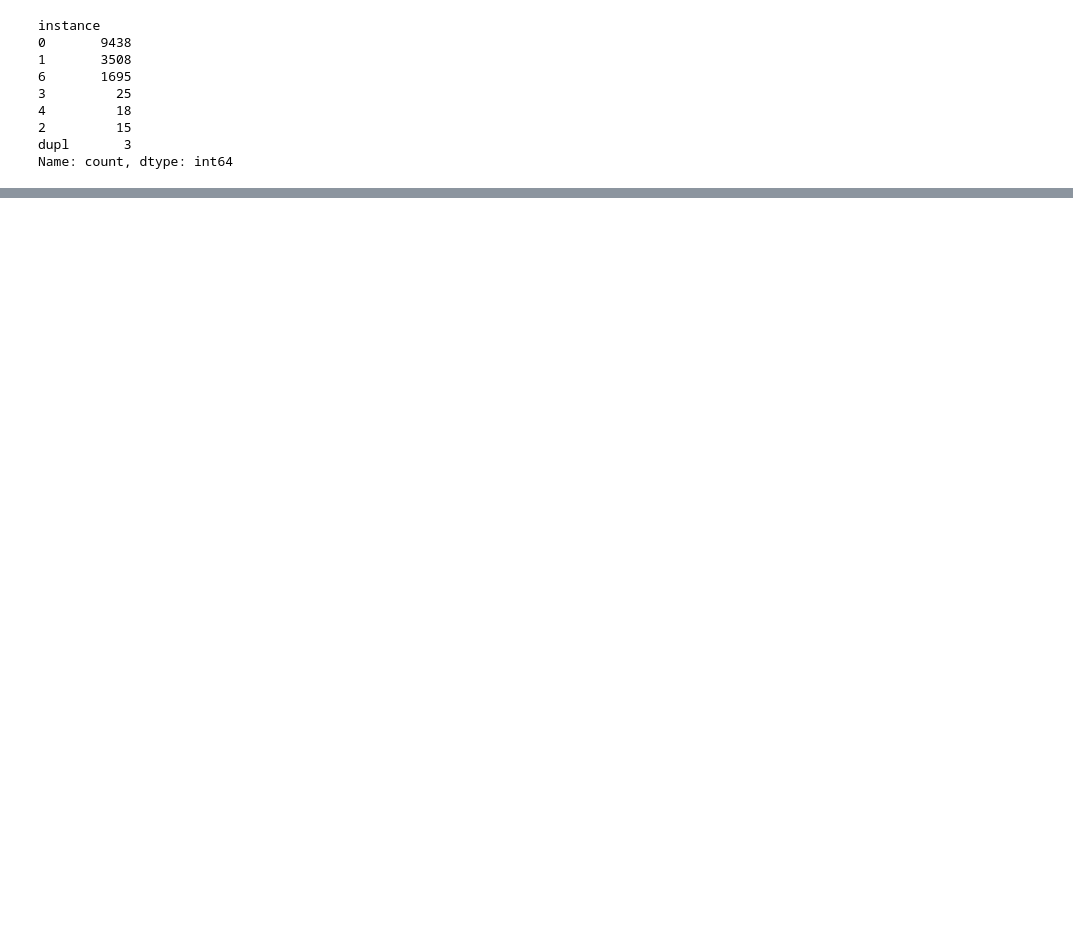
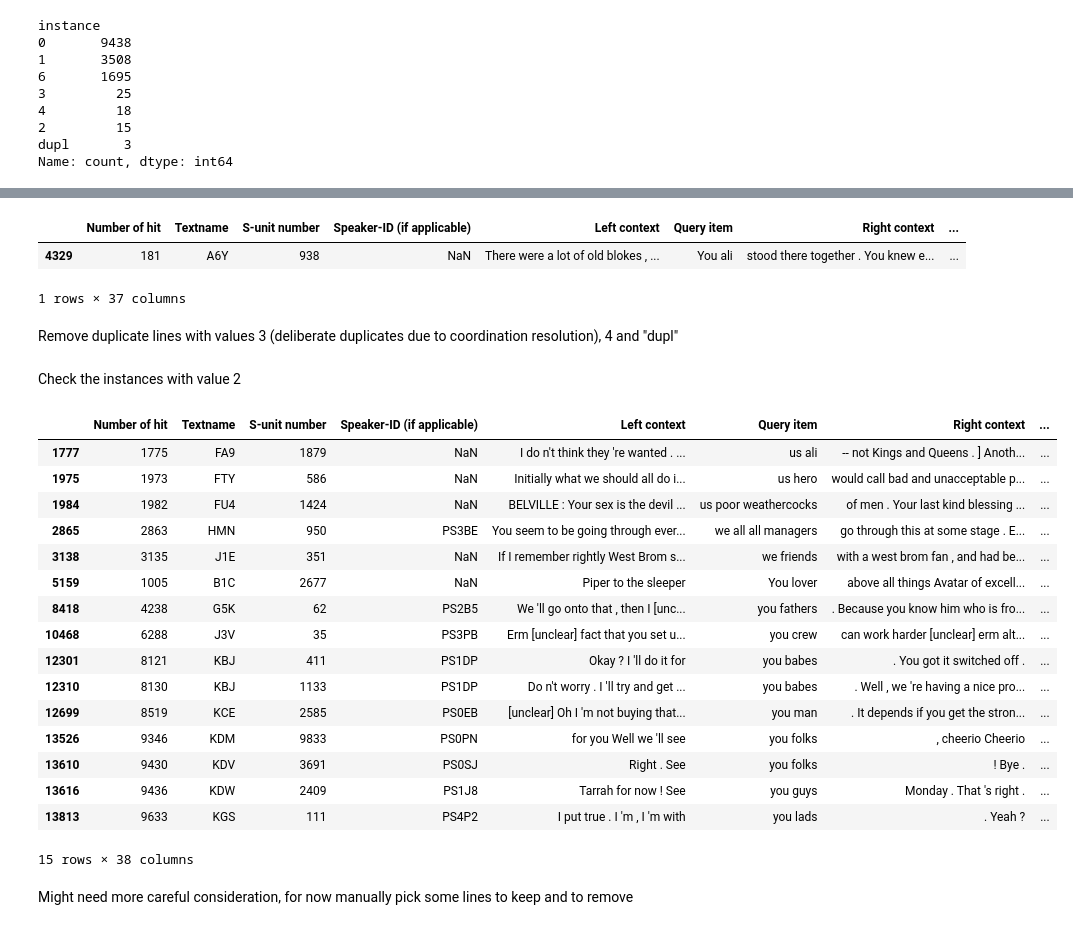
Before and after one commit to gfkpth/bert-apc-trainer, a Jupyter notebook: src/EDA.ipynb, the cells around one changed output, grey strips where cells are left out. Drawn from its saved outputs; the diff is of its cells as text; code cells hidden in the pictures; blank space fills up the shorter version.

Commit message:
rough preparation of BNC data for English

```diff
--- a/src/EDA.ipynb
+++ b/src/EDA.ipynb
@@ -345,7 +345,7 @@ sns.barplot(persnumcount.loc[persnumcount.instance==1],x='Person',y='Count',hue=
 # %% [markdown]
 # BNC (English data)
 # %%
-bnc_df = pd.read_csv('../data/copyright/BNC_combined_we_you.csv')
+bnc_df = pd.read_csv('../data/copyright/BNC_combined_we_you_indexed.csv',index_col=0)
 bnc_df.head()
 # %% [output]
 |  | Number of hit | Textname | S-unit number | Speaker-ID (if applicable) | Left context | Query item | Right context | ... |
@@ -358,3 +358,5 @@ bnc_df.head()
 # %%
 # rename columns
 bnc_df.rename(columns={'Category_consolidated':'instance'},inplace=True)
+# %%
+bnc_df['Hit'] = bnc_df['Left context'] + bnc_df['Query item'] + bnc_df['Right context']
@@ -372,0 +415,34 @@ Name: count, dtype: int64
+# %%
+bnc_df.loc[bnc_df['Query item'] == "You ali"].head()
+# %% [output]
+|  | Number of hit | Textname | S-unit number | Speaker-ID (if applicable) | Left context | Query item | Right context | ... |
+| 4329 | 181 | A6Y | 938 | NaN | There were a lot of old blokes , ... | You ali | stood there together . You knew e... | ... |
+1 rows × 37 columns
+# %% [markdown]
+Remove duplicate lines with values 3 (deliberate duplicates due to coordination resolution), 4 and "dupl"
+# %%
+bnc_df = bnc_df[~bnc_df.instance.isin(["3","4","dupl"])]
+# %% [markdown]
+Check the instances with value 2
+# %%
+bnc_df.loc[bnc_df.instance == "2"]
+# %% [output]
+|  | Number of hit | Textname | S-unit number | Speaker-ID (if applicable) | Left context | Query item | Right context | ... |
+| 1777 | 1775 | FA9 | 1879 | NaN | I do n't think they 're wanted . ... | us ali | -- not Kings and Queens . ] Anoth... | ... |
+| 1975 | 1973 | FTY | 586 | NaN | Initially what we should all do i... | us hero | would call bad and unacceptable p... | ... |
+| 1984 | 1982 | FU4 | 1424 | NaN | BELVILLE : Your sex is the devil ... | us poor weathercocks | of men . Your last kind blessing ... | ... |
+| 2865 | 2863 | HMN | 950 | PS3BE | You seem to be going through ever... | we all all managers | go through this at some stage . E... | ... |
+| 3138 | 3135 | J1E | 351 | NaN | If I remember rightly West Brom s... | we friends | with a west brom fan , and had be... | ... |
+| 5159 | 1005 | B1C | 2677 | NaN | Piper to the sleeper | You lover | above all things Avatar of excell... | ... |
+| 8418 | 4238 | G5K | 62 | PS2B5 | We 'll go onto that , then I [unc... | you fathers | . Because you know him who is fro... | ... |
+| 10468 | 6288 | J3V | 35 | PS3PB | Erm [unclear] fact that you set u... | you crew | can work harder [unclear] erm alt... | ... |
+| 12301 | 8121 | KBJ | 411 | PS1DP | Okay ? I 'll do it for | you babes | . You got it switched off . | ... |
+| 12310 | 8130 | KBJ | 1133 | PS1DP | Do n't worry . I 'll try and get ... | you babes | . Well , we 're having a nice pro... | ... |
+| 12699 | 8519 | KCE | 2585 | PS0EB | [unclear] Oh I 'm not buying that... | you man | . It depends if you get the stron... | ... |
+| 13526 | 9346 | KDM | 9833 | PS0PN | for you Well we 'll see | you folks | , cheerio Cheerio | ... |
+| 13610 | 9430 | KDV | 3691 | PS0SJ | Right . See | you folks | ! Bye . | ... |
+| 13616 | 9436 | KDW | 2409 | PS1J8 | Tarrah for now ! See | you guys | Monday . That 's right . | ... |
+| 13813 | 9633 | KGS | 111 | PS4P2 | I put true . I 'm , I 'm with | you lads | . Yeah ? | ... |
+15 rows × 38 columns
+# %% [markdown]
+Might need more careful consideration, for now manually pick some lines to keep and to remove
```
Also changed, not shown: parts of 15 cells of this notebook.
